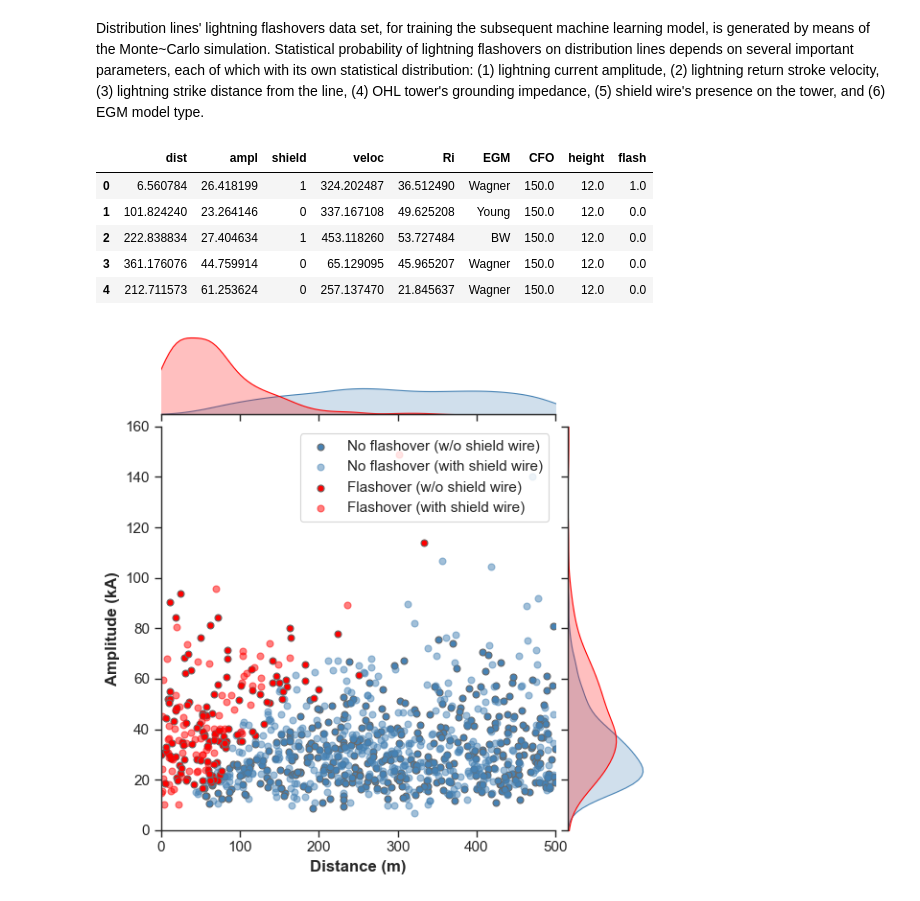
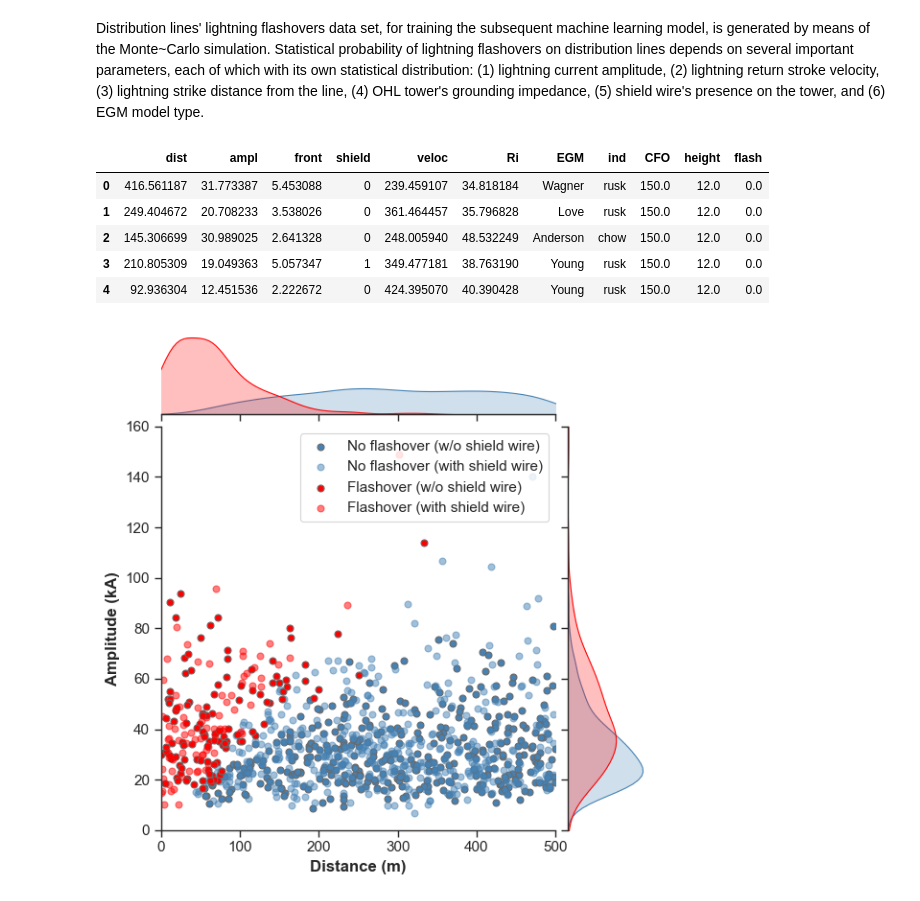
Before and after one commit to sarajcev/distlines, a Jupyter notebook: models.ipynb, the cells around one changed output. Saved outputs shown, nothing was run; the diff lists cells and outputs as text; code cells hidden in the pictures.

Commit message:
Add indirect models dist.
Fix

```diff
--- a/models.ipynb
+++ b/models.ipynb
@@ -58,24 +58,23 @@ Distribution lines' lightning flashovers data set, for training the subsequent m
 # %%
 # Monte Carlo simulations
 Un = 20.; R0 = 10.; rho = 100.; r_tower = 0.5
 args = (Un, R0, rho, r_tower)
 # Model parameters
 kwargs= {
-    'model_indirect': 'rusk',
     'model_bfr': 'hileman',
 }
 # Generate dataset
 data = distlines.generate_dataset(N, h, y, sg, line_cfo, *args,
                                   export=False, **kwargs)
 # View data sample
 data.head()
 # %% [output]
-|  | dist | ampl | shield | veloc | Ri | EGM | CFO | height | flash |
-| 0 | 6.560784 | 26.418199 | 1 | 324.202487 | 36.512490 | Wagner | 150.0 | 12.0 | 1.0 |
-| 1 | 101.824240 | 23.264146 | 0 | 337.167108 | 49.625208 | Young | 150.0 | 12.0 | 0.0 |
-| 2 | 222.838834 | 27.404634 | 1 | 453.118260 | 53.727484 | BW | 150.0 | 12.0 | 0.0 |
-| 3 | 361.176076 | 44.759914 | 0 | 65.129095 | 45.965207 | Wagner | 150.0 | 12.0 | 0.0 |
-| 4 | 212.711573 | 61.253624 | 0 | 257.137470 | 21.845637 | Wagner | 150.0 | 12.0 | 0.0 |
+|  | dist | ampl | front | shield | veloc | Ri | EGM | ind | CFO | height | flash |
+| 0 | 416.561187 | 31.773387 | 5.453088 | 0 | 239.459107 | 34.818184 | Wagner | rusk | 150.0 | 12.0 | 0.0 |
+| 1 | 249.404672 | 20.708233 | 3.538026 | 0 | 361.464457 | 35.796828 | Love | rusk | 150.0 | 12.0 | 0.0 |
+| 2 | 145.306699 | 30.989025 | 2.641328 | 0 | 248.005940 | 48.532249 | Anderson | chow | 150.0 | 12.0 | 0.0 |
+| 3 | 210.805309 | 19.049363 | 5.057347 | 1 | 349.477181 | 38.763190 | Young | rusk | 150.0 | 12.0 | 0.0 |
+| 4 | 92.936304 | 12.451536 | 2.222672 | 0 | 424.395070 | 40.390428 | Young | rusk | 150.0 | 12.0 | 0.0 |
 # %%
 # Group data by distribution lines
 groups = data.groupby('height')
```
Also changed, not shown: 1 other file.
